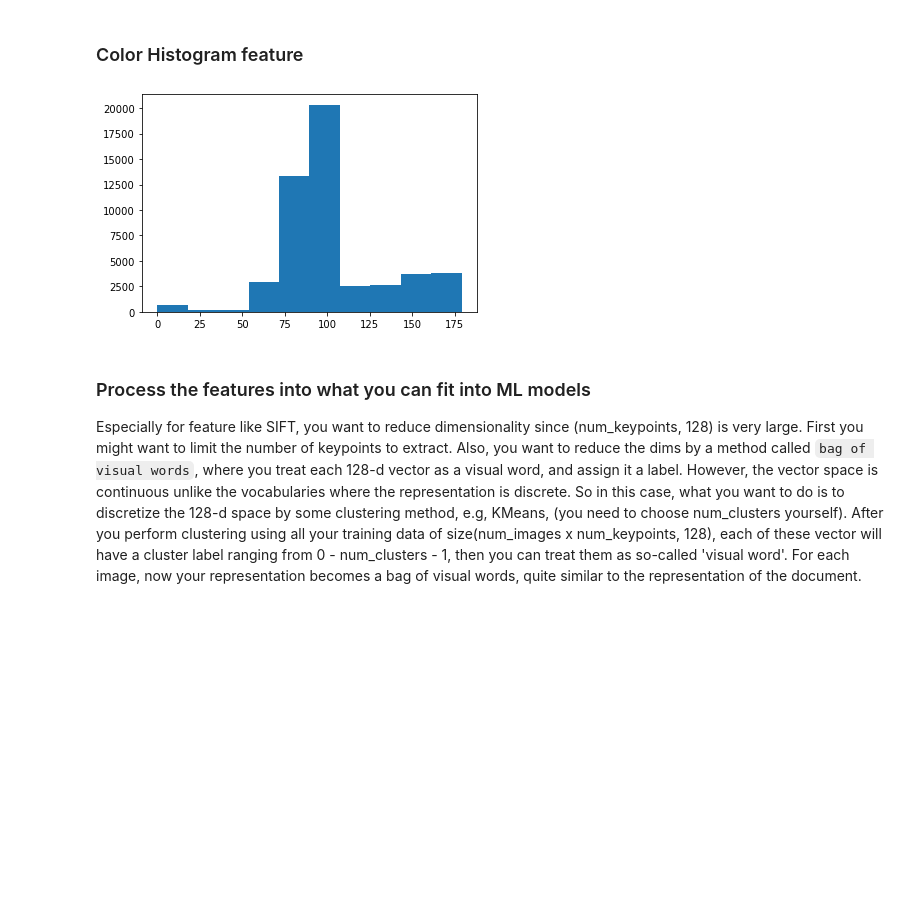
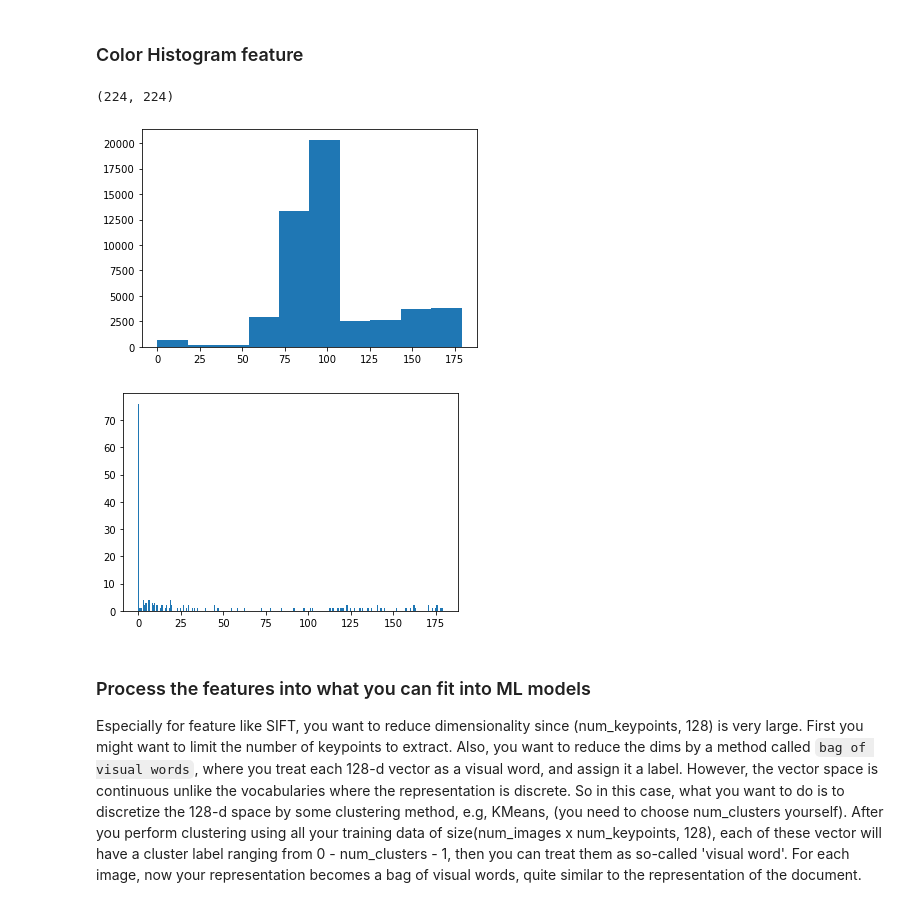
Before and after one commit to Qing201/StudyNote, a Jupyter notebook: Machine Learning/EEP-596 Adv-Intro-ML/HW/HW_3/Programming Assignment 3 - Flower Classification Using Traditional CV Method.ipynb, the cells around one changed output. Drawn from its saved outputs; the diff is of its cells as text; code cells hidden in the pictures; blank space fills up the shorter version.

```diff
--- a/Machine Learning/EEP-596 Adv-Intro-ML/HW/HW_3/Programming Assignment 3 - Flower Classification Using Traditional CV Method.ipynb
+++ b/Machine Learning/EEP-596 Adv-Intro-ML/HW/HW_3/Programming Assignment 3 - Flower Classification Using Traditional CV Method.ipynb
@@ -71,11 +109,16 @@ Number of keypoints: 20, Feature Dimension For each keypoints: (128,)
 ### Color Histogram feature
 # %%
 H = cv2.cvtColor(sample_image_resize, cv2.COLOR_BGR2HSV)[...,0]
-hue_dist, bins = np.histogram(H, bins=255)
+print(H.shape)
+hue_dist, bins = np.histogram(H, bins=250)
 plt.hist(H.reshape((-1,)))
 plt.show()
+plt.hist(hue_dist,bins)
+plt.show()
 # %% [output]
+(224, 224)
 [figure]
+[figure, added]
 # %% [markdown]
 ### Process the features into what you can fit into ML models
 Especially for feature like SIFT, you want to reduce dimensionality since (num_keypoints, 128) is very large. First you might want to limit the number of keypoints to extract. Also, you want to reduce the dims by a method called `bag of visual words`, where you treat each 128-d vector as a visual word, and assign it a label. However, the vector space is continuous unlike the vocabularies where the representation is discrete. So in this case, what you want to do is to
```
Also changed, not shown: parts of 12 cells of this notebook, 2 other files.
